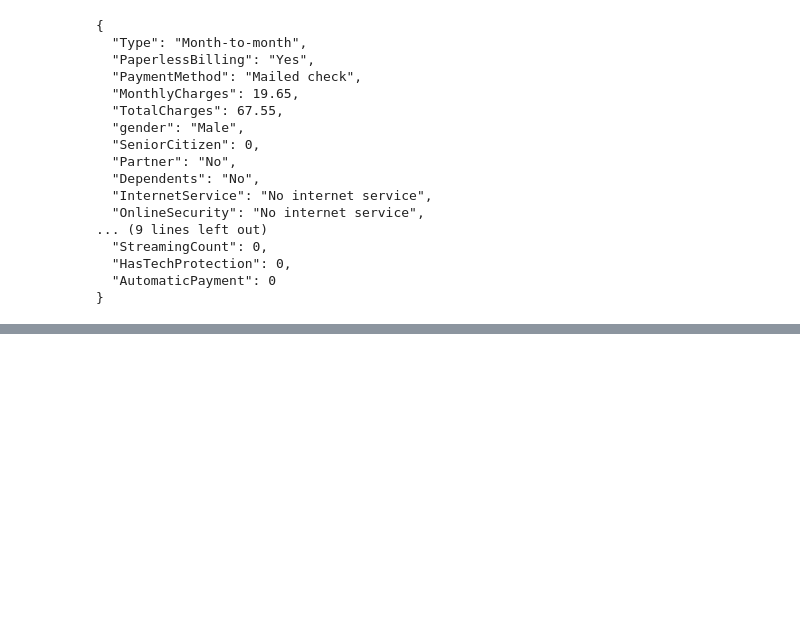
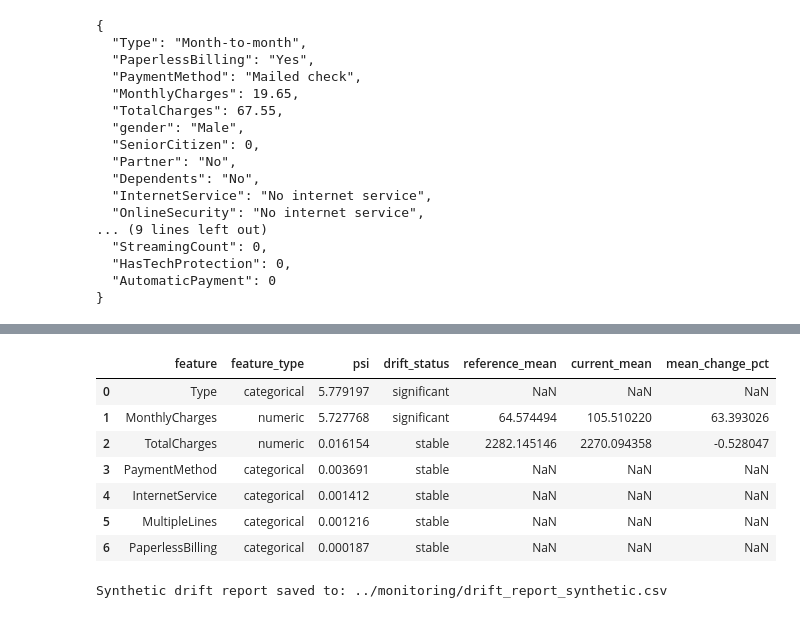
Before and after one commit to acj80/interconnect-churn-prediction, a Jupyter notebook: notebooks/03_preparacion_y_modelado.ipynb, the cells around one changed output, grey strips where cells are left out. Saved outputs shown, nothing was run; the diff lists cells and outputs as text; code cells hidden in the pictures; blank space fills up the shorter version.

```diff
--- a/notebooks/03_preparacion_y_modelado.ipynb
+++ b/notebooks/03_preparacion_y_modelado.ipynb
@@ -7211,0 +7356,63 @@ print(
+# %%
+synthetic_drift_batch = X_test.copy()
+
+
+# --------------------------------------------------
+# Simular cambio en cargos mensuales
+# --------------------------------------------------
+
+synthetic_drift_batch["MonthlyCharges"] = (
+    synthetic_drift_batch["MonthlyCharges"]
+    + 40
+)
+
+
+# --------------------------------------------------
+# Simular cambio en el tipo de contrato
+# --------------------------------------------------
+
+synthetic_drift_batch["Type"] = (
+    "Month-to-month"
+)
+
+
+# --------------------------------------------------
+# Generar reporte de drift
+# --------------------------------------------------
+
+synthetic_drift_report = (
+    generate_drift_report_from_profile(
+        profile=loaded_reference_profile,
+        current_df=synthetic_drift_batch,
+    )
+)
+
+
+synthetic_drift_report
+# %% [output]
+|  | feature | feature_type | psi | drift_status | reference_mean | current_mean | mean_change_pct |
+| 0 | Type | categorical | 5.779197 | significant | NaN | NaN | NaN |
+| 1 | MonthlyCharges | numeric | 5.727768 | significant | 64.574494 | 105.510220 | 63.393026 |
+| 2 | TotalCharges | numeric | 0.016154 | stable | 2282.145146 | 2270.094358 | -0.528047 |
+| 3 | PaymentMethod | categorical | 0.003691 | stable | NaN | NaN | NaN |
+| 4 | InternetService | categorical | 0.001412 | stable | NaN | NaN | NaN |
+| 5 | MultipleLines | categorical | 0.001216 | stable | NaN | NaN | NaN |
+| 6 | PaperlessBilling | categorical | 0.000187 | stable | NaN | NaN | NaN |
+# %%
+# Guardar el escenario sintético
+
+synthetic_report_path = (
+    "../monitoring/drift_report_synthetic.csv"
+)
+
+synthetic_drift_report.to_csv(
+    synthetic_report_path,
+    index=False,
+)
+
+print(
+    "Synthetic drift report saved to:",
+    synthetic_report_path,
+)
+# %% [output]
+Synthetic drift report saved to: ../monitoring/drift_report_synthetic.csv
```
Also changed, not shown: parts of 9 cells of this notebook, 7 other files.
